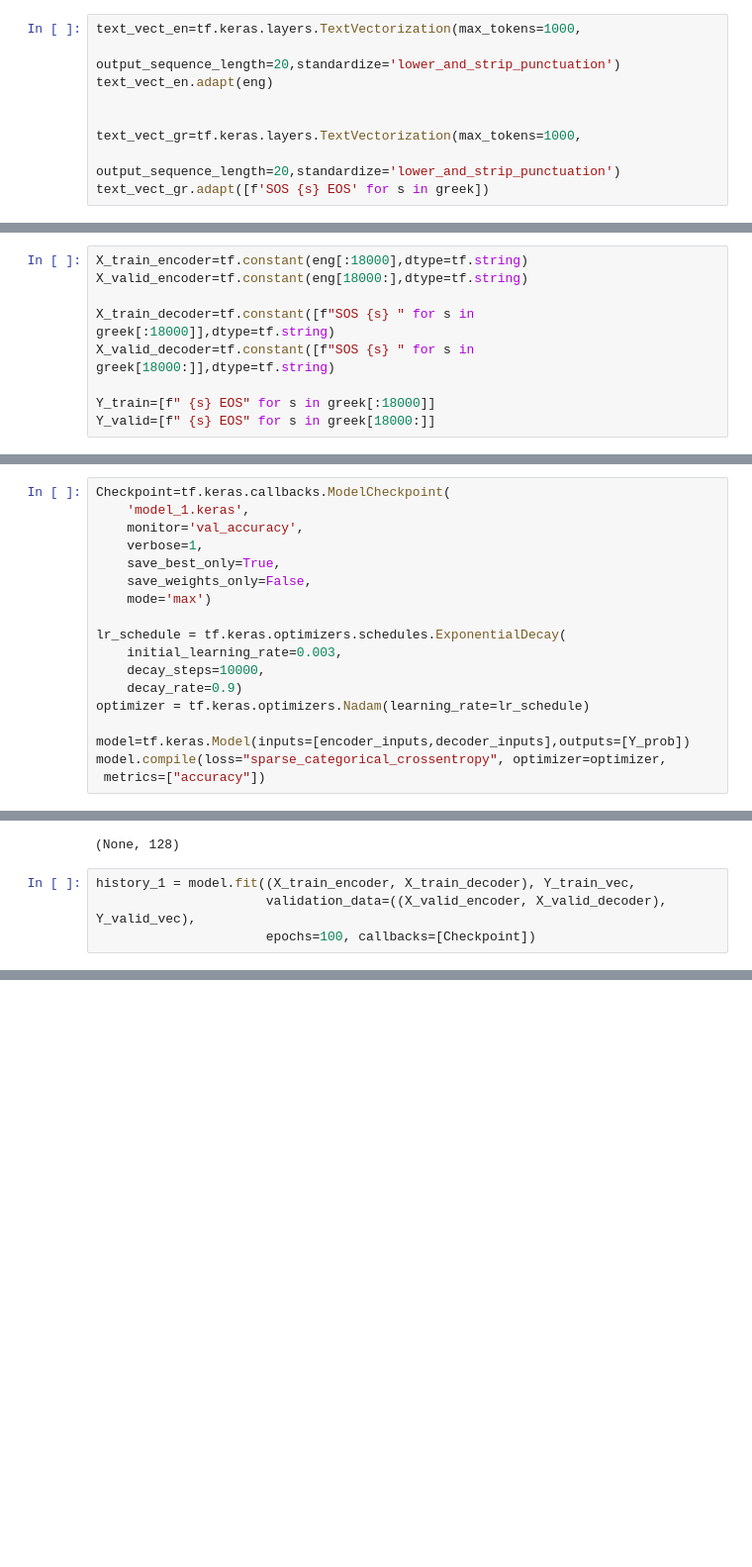
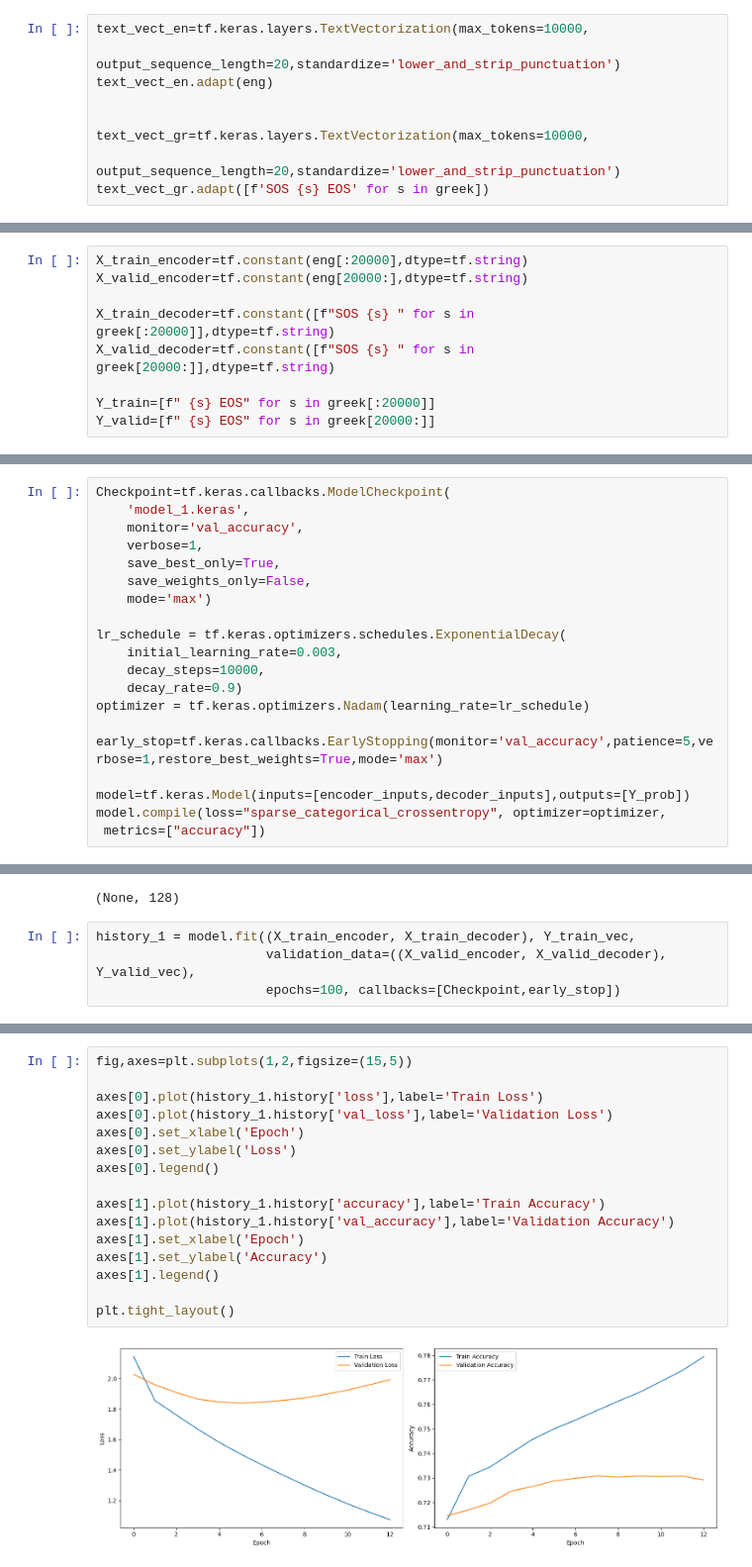
Before and after one commit to GeoNosX/English-To-Greek-Translator, a Jupyter notebook: En_EL_Translator_Project (2).ipynb, the cells around one changed output, grey strips where cells are left out. Shown at 99% size. Saved outputs shown, nothing was run; the diff lists cells and outputs as text; blank space fills up the shorter version.

```diff
--- a/En_EL_Translator_Project (2).ipynb
+++ b/En_EL_Translator_Project (2).ipynb
@@ -80,12 +81,12 @@ type(greek)
 # %% [output]
 numpy.ndarray
 # %%
-text_vect_en=tf.keras.layers.TextVectorization(max_tokens=1000,
+text_vect_en=tf.keras.layers.TextVectorization(max_tokens=10000,
                                                output_sequence_length=20,standardize='lower_and_strip_punctuation')
 text_vect_en.adapt(eng)
 
 
-text_vect_gr=tf.keras.layers.TextVectorization(max_tokens=1000,
+text_vect_gr=tf.keras.layers.TextVectorization(max_tokens=10000,
                                                output_sequence_length=20,standardize='lower_and_strip_punctuation')
 text_vect_gr.adapt([f'SOS {s} EOS' for s in greek])
 # %%
@@ -110,14 +111,14 @@ text_vect_gr.vocabulary_size()
 vocab_size_en=text_vect_en.vocabulary_size()
 vocab_size_gr=text_vect_gr.vocabulary_size()
 # %%
-X_train_encoder=tf.constant(eng[:18000],dtype=tf.string)
-X_valid_encoder=tf.constant(eng[18000:],dtype=tf.string)
+X_train_encoder=tf.constant(eng[:20000],dtype=tf.string)
+X_valid_encoder=tf.constant(eng[20000:],dtype=tf.string)
 
-X_train_decoder=tf.constant([f"SOS {s} " for s in greek[:18000]],dtype=tf.string)
-X_valid_decoder=tf.constant([f"SOS {s} " for s in greek[18000:]],dtype=tf.string)
+X_train_decoder=tf.constant([f"SOS {s} " for s in greek[:20000]],dtype=tf.string)
+X_valid_decoder=tf.constant([f"SOS {s} " for s in greek[20000:]],dtype=tf.string)
 
-Y_train=[f" {s} EOS" for s in greek[:18000]]
-Y_valid=[f" {s} EOS" for s in greek[18000:]]
+Y_train=[f" {s} EOS" for s in greek[:20000]]
+Y_valid=[f" {s} EOS" for s in greek[20000:]]
 # %%
 type(X_train_decoder)
 # %% [output]
@@ -178,6 +179,8 @@ lr_schedule = tf.keras.optimizers.schedules.ExponentialDecay(
     decay_rate=0.9)
 optimizer = tf.keras.optimizers.Nadam(learning_rate=lr_schedule)
 
+early_stop=tf.keras.callbacks.EarlyStopping(monitor='val_accuracy',patience=5,verbose=1,restore_best_weights=True,mode='max')
+
 model=tf.keras.Model(inputs=[encoder_inputs,decoder_inputs],outputs=[Y_prob])
 model.compile(loss="sparse_categorical_crossentropy", optimizer=optimizer,
  metrics=["accuracy"])
@@ -195,6 +198,6 @@ encoder_outputs.shape
 # %%
 history_1 = model.fit((X_train_encoder, X_train_decoder), Y_train_vec,
                       validation_data=((X_valid_encoder, X_valid_decoder), Y_valid_vec),
-                      epochs=100, callbacks=[Checkpoint])
+                      epochs=100, callbacks=[Checkpoint,early_stop])
 # %% [output]
 Epoch 1/100
@@ -249,0 +220,18 @@ ValueError: Unrecognized data type: x=[<tf.Tensor: shape=(), dtype=string, numpy
+# %%
+fig,axes=plt.subplots(1,2,figsize=(15,5))
+
+axes[0].plot(history_1.history['loss'],label='Train Loss')
+axes[0].plot(history_1.history['val_loss'],label='Validation Loss')
+axes[0].set_xlabel('Epoch')
+axes[0].set_ylabel('Loss')
+axes[0].legend()
+
+axes[1].plot(history_1.history['accuracy'],label='Train Accuracy')
+axes[1].plot(history_1.history['val_accuracy'],label='Validation Accuracy')
+axes[1].set_xlabel('Epoch')
+axes[1].set_ylabel('Accuracy')
+axes[1].legend()
+
+plt.tight_layout()
+# %% [output]
+[figure, added]
```
Also changed, not shown: parts of 11 cells of this notebook.
